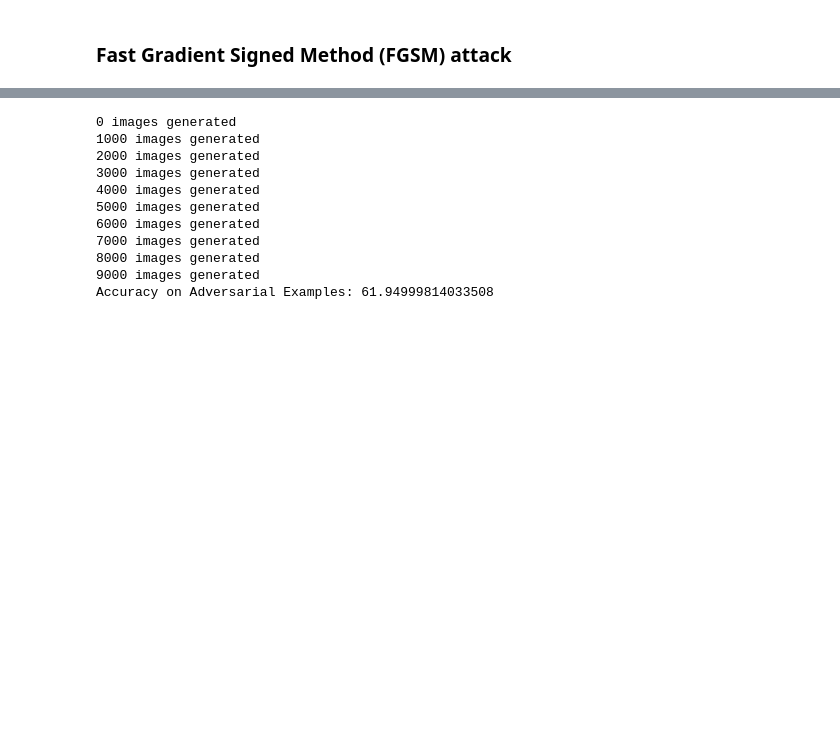
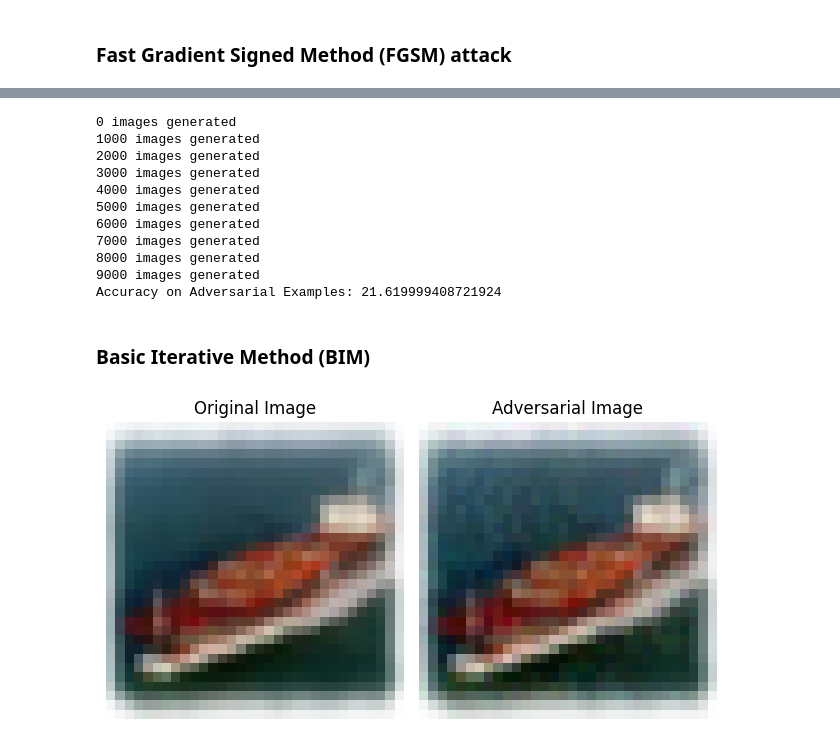
Before and after one commit to DarianFlorianVoda/FH-Karnten-Sem2, a Jupyter notebook: ANN_Pester_Project.ipynb, the cells around one changed output, grey strips where cells are left out. Cells and saved outputs as stored; diff of their text form; code cells hidden in the pictures; blank space fills up the shorter version.

```diff
--- a/ANN_Pester_Project.ipynb
+++ b/ANN_Pester_Project.ipynb
@@ -355,8 +304,8 @@ def adversary_generator(batch_size, model):
     yield images, labels
 # %%
 # Testing model accuracy on adversarial examples
-x_adversarial, y_adversarial = next(adversary_generator(10000, model_alex))
-ad_acc = model_alex.evaluate(x_adversarial, y_adversarial, verbose=0)
+x_adversarial, y_adversarial = next(adversary_generator(10000, model_simple))
+ad_acc = model_simple.evaluate(x_adversarial, y_adversarial, verbose=0)
 print(f"Accuracy on Adversarial Examples: {ad_acc[1]*100}")
 # %% [output]
 0 images generated
@@ -369,4 +318,6 @@ print(f"Accuracy on Adversarial Examples: {ad_acc[1]*100}")
 7000 images generated
 8000 images generated
 9000 images generated
-Accuracy on Adversarial Examples: 61.94999814033508
+Accuracy on Adversarial Examples: 21.619999408721924
+# %% [markdown]
+### Basic Iterative Method (BIM)
@@ -372,0 +329,44 @@ Accuracy on Adversarial Examples: 61.94999814033508
+# %%
+# BIM adversarial attack
+def bim_attack(model, x, y, epsilon, num_iterations, alpha):
+    x_adv = tf.identity(x)
+
+    for _ in range(num_iterations):
+        with tf.GradientTape() as tape:
+            tape.watch(x_adv)
+            logits = model(x_adv)
+            loss = tf.keras.losses.CategoricalCrossentropy()(y, logits)
+
+        gradients = tape.gradient(loss, x_adv)
+        gradients = tf.sign(gradients)
+        x_adv = x_adv + alpha * gradients
+        x_adv = tf.clip_by_value(x_adv, x - epsilon, x + epsilon)
+        x_adv = tf.clip_by_value(x_adv, 0, 1)
+
+    return x_adv
+# %%
+# Select a random image from the test set
+index = np.random.randint(0, len(x_test))
+image = x_test[index]
+true_label = y_test[index]
+
+# Perform BIM attack on the selected image
+image = tf.expand_dims(image, axis=0)
+label = tf.expand_dims(y_test[index], axis=0)
+adversarial_image = bim_attack(model_simple, image, label, epsilon, num_iterations, alpha).numpy()[0]
+
+# Display the original and adversarial images
+plt.subplot(1, 2, 1)
+plt.title("Original Image")
+plt.imshow(image[0])
+plt.axis('off')
+
+plt.subplot(1, 2, 2)
+plt.title("Adversarial Image")
+plt.imshow(adversarial_image)
+plt.axis('off')
+
+plt.tight_layout()
+plt.show()
+# %% [output]
+[figure, added]
```
Also changed, not shown: parts of 31 cells of this notebook.
